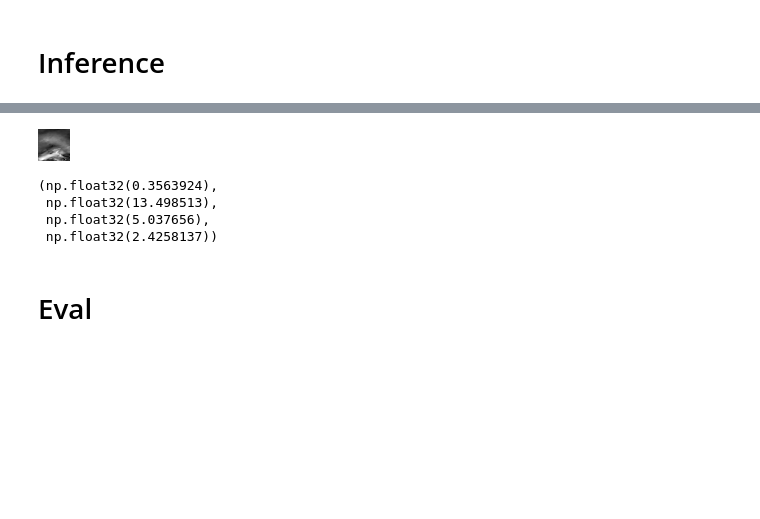
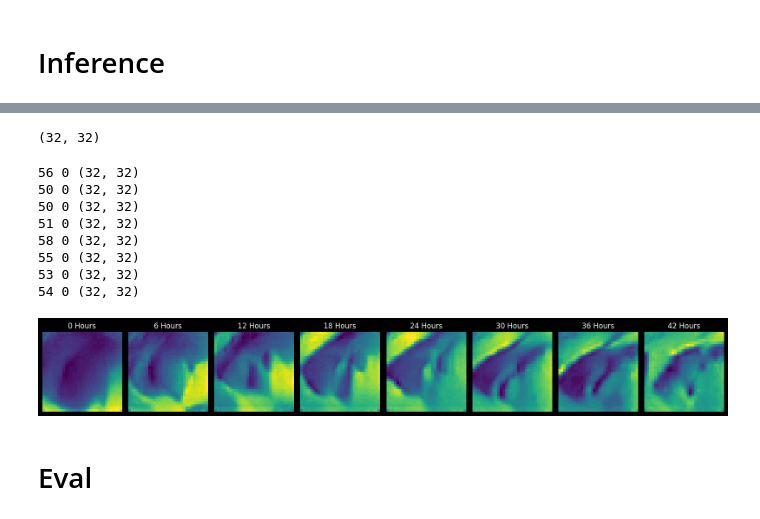
Before and after one commit to soCromp/cycloneSVD, a Jupyter notebook: evals.ipynb, the cells around one changed output, grey strips where cells are left out. Drawn from its saved outputs; the diff is of its cells as text; code cells hidden in the pictures; blank space fills up the shorter version.

Commit message:
no black squares! windmag

```diff
--- a/evals.ipynb
+++ b/evals.ipynb
@@ -66,27 +38,11 @@ np.uint8(0)
-# %%
-from IPython.display import display
-frame_path = os.path.join(real_data_path, 'demo.npy')
-img = Image.fromarray(255*np.load(frame_path)/arr.max())
-img.convert("L")
-# %% [output]
-[figure, removed]
-# %%
-arr=np.load(frame_path)
-arr.min(), arr.max(), arr.mean(), arr.std()
-# %% [output]
-(np.float32(0.3563924),
- np.float32(13.498513),
- np.float32(5.037656),
- np.float32(2.4258137))
 # %%
-datadir = '/home/cyclone/train/windmag_io'
-outputdir = os.path.join(real_data_path, 'synth') #FKA evals
+outputdir = os.path.join(model_path, ckpt_name, 'synth') #FKA evals
 if not os.path.exists(outputdir):
     os.makedirs(outputdir)
 
 allexamples = os.listdir(real_data_path)
-n=50
 examples = random.sample(allexamples, n)
+examples = ['19880121120440013000']
 with open(os.path.join(outputdir, 'examples.txt'), 'w+') as f:
     f.write('\n'.join(examples))
 preds = []
@@ -96,8 +52,12 @@ for example in tqdm(examples):
     imgs = []
     for i in range(num_frames):
         frame_path = os.path.join(real_data_path, example, f'{i}.npy')
-        img = diffusers.utils.load_image(Image.fromarray(np.load(frame_path)))
-        imgs.append(img)
+        img = Image.fromarray(np.load(frame_path))
+        img_resized = img.resize((224,224))
+        img_tensor = torch.from_numpy(np.array(img_resized)).float()
+        img_normalized = img_tensor / 255
+        img_normalized = img_normalized.unsqueeze(0).repeat([3,1,1]).unsqueeze(0)
+        imgs.append(img_normalized)
 
     sample = pipeline(
         imgs[0],
@@ -115,6 +75,45 @@ for example in tqdm(examples):
         frame_arr = np.array(sample[i])
         np.save(os.path.join(outputdir, example, f'{i}.npy'), frame_arr)
 pipeline = pipeline.to('cpu')
+# %%
+pred = [np.asarray(p) for p in preds[0]]
+# %%
+img.mean(axis=-1).shape
+# %% [output]
+(32, 32)
+# %%
+np.asarray(preds[0][0]).max()
+import matplotlib.pyplot as plt
+
+# Create a figure with 8 subplots (2 rows, 4 columns)
+fig, axes = plt.subplots(nrows=1, ncols=8, figsize=(16, 8))
+# axes = axes.flatten()  # Flatten to simplify indexing
+
+# Load and plot each .npy file
+for i in range(8):
+    img = pred[i].mean(axis=-1)
+    img = img - img.min() # Load the image data
+    img = img*2
+    img = img.astype(np.uint8)
+    print(img.max(), img.min(), img.shape)
+    axes[i].imshow(img, cmap='viridis' if img.ndim == 2 else None)
+    axes[i].set_title(f'{i*6} Hours')
+    axes[i].axis('off')  # Hide axes for better display
+
+# plt.title('Wind Magnitude Over Time From Storm Detection, 21 January 1988')
+# Improve layout and display
+plt.tight_layout()
+plt.show()
+# %% [output]
+56 0 (32, 32)
+50 0 (32, 32)
+50 0 (32, 32)
+51 0 (32, 32)
+58 0 (32, 32)
+55 0 (32, 32)
+53 0 (32, 32)
+54 0 (32, 32)
+[figure, added]
 # %% [markdown]
 # Eval
 # %%
```
Also changed, not shown: parts of 6 cells of this notebook, 3 other files.
